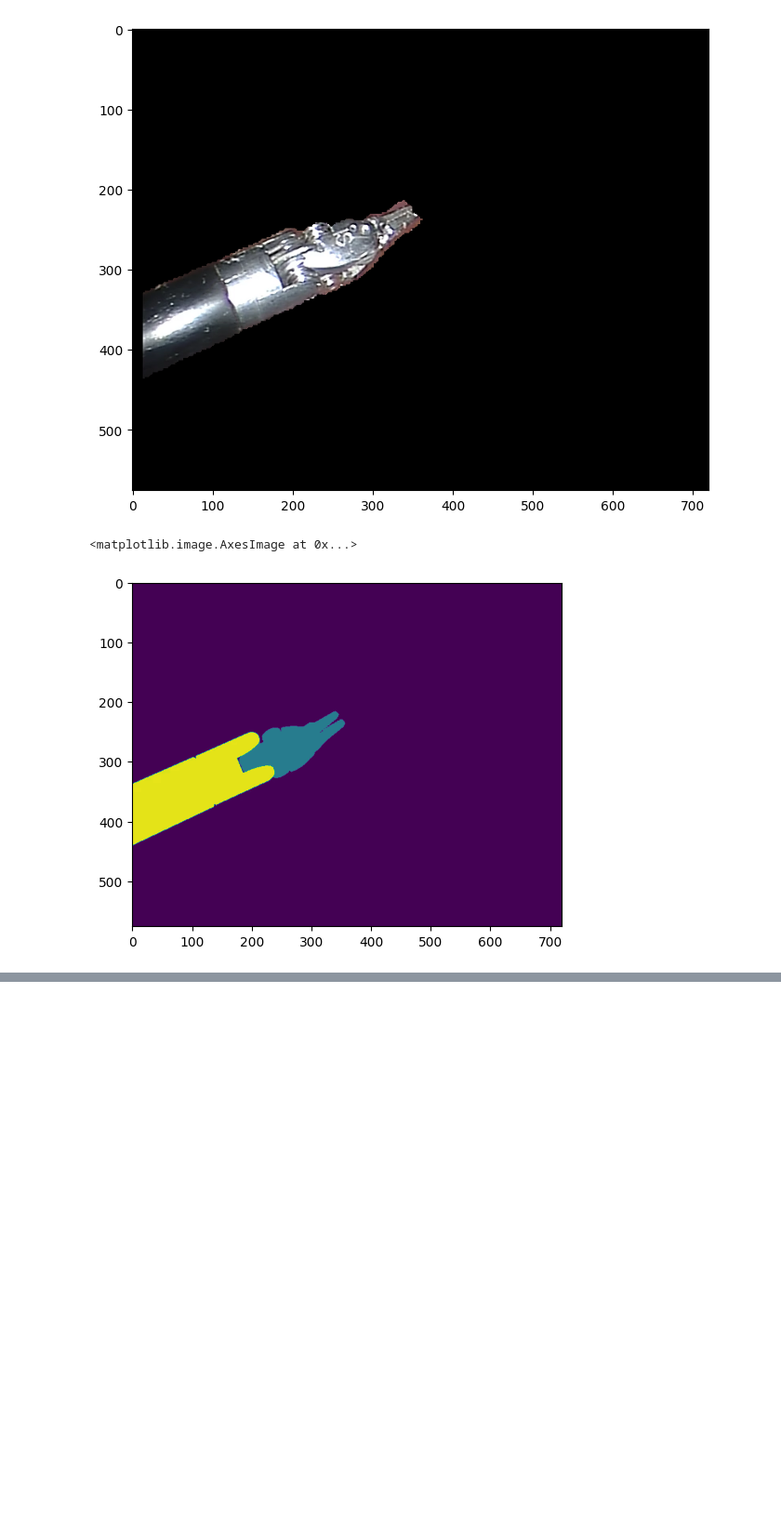
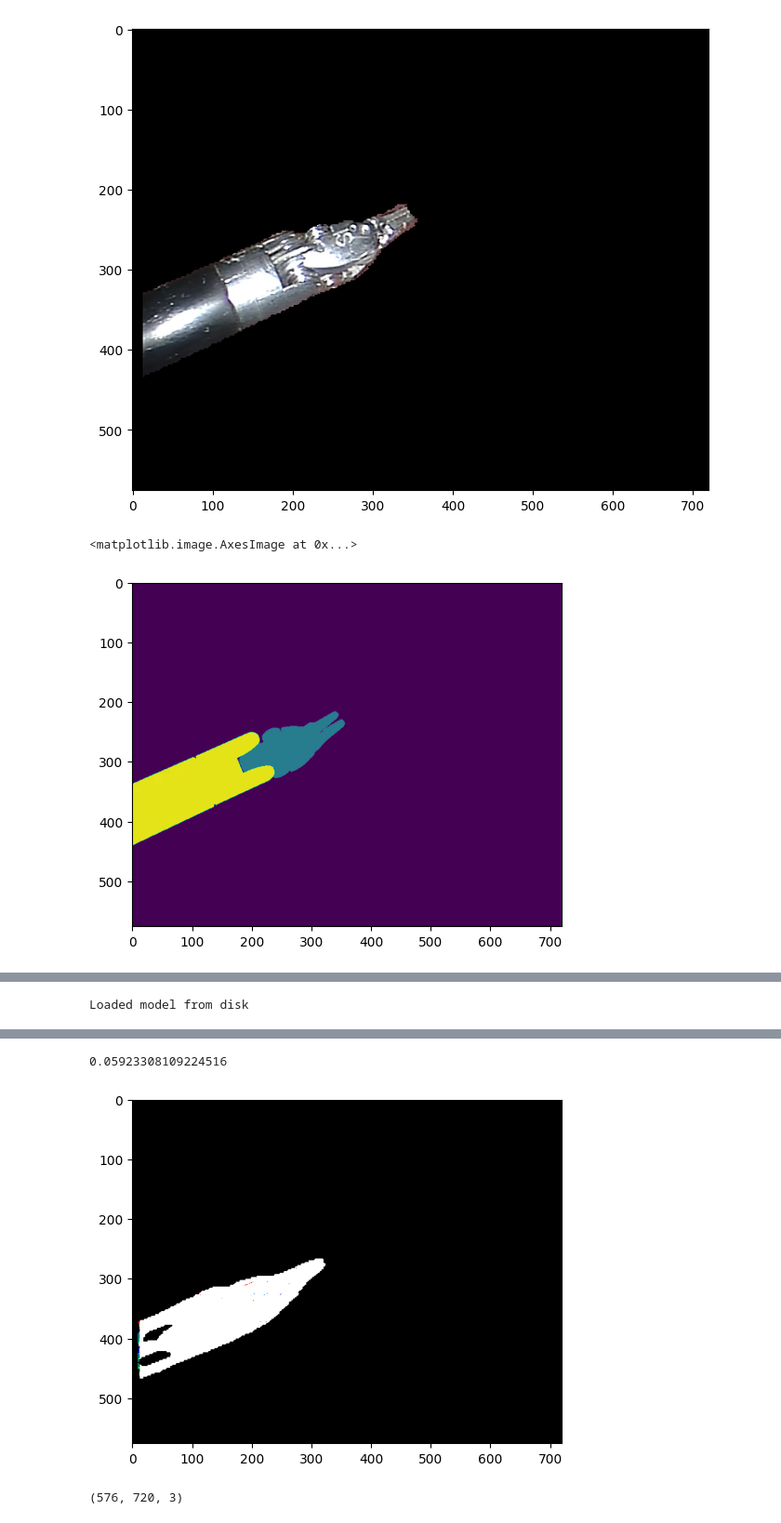
Before and after one commit to akrho19/cs6476_team4, a Jupyter notebook: CV_Project_team4.ipynb, the cells around one changed output, grey strips where cells are left out. Shown at 93% size. Cells and saved outputs as stored; diff of their text form; code cells hidden in the pictures; blank space fills up the shorter version.

```diff
--- a/CV_Project_team4.ipynb
+++ b/CV_Project_team4.ipynb
@@ -352,0 +409,14 @@ model.save('/content/drive/MyDrive/train_frame/model.h5')
+# %%
+# MLP for Pima Indians Dataset Serialize to JSON and HDF5
+from tensorflow.keras.models import Sequential, model_from_json
+json_file = open('/content/drive/MyDrive/train_frame_1/modelnn.json', 'r')
+loaded_model_json = json_file.read()
+json_file.close()
+loaded_model = model_from_json(loaded_model_json)
+# load weights into new model
+loaded_model.load_weights("/content/drive/MyDrive/train_frame_1/modeln.h5")
+print("Loaded model from disk")
+# %% [output]
+Loaded model from disk
+# %%
+model=loaded_model
@@ -352,0 +432,9 @@ model.save('/content/drive/MyDrive/train_frame/model.h5')
+# %%
+path = '/content/drive/MyDrive/train_frame_1/test_frames/Left_Surgical_Instruments/Left_Instrument_Segmentation'
+for f in os.listdir(path):
+    img = Image.open(os.path.join(path,f))
+    img = img.convert('RGB')
+    r,g,b = img.split()
+    r = r.point(lambda i:i*32)
+    out = Image.merge('RGB',(r,g,b))
+    out.save('/content/drive/MyDrive/train_frame_1/test_frames/pix_mask/{}'.format(f))
@@ -352,0 +459,38 @@ model.save('/content/drive/MyDrive/train_frame/model.h5')
+# %%
+mask_folder='/content/drive/MyDrive/train_frame_1/test_frames/Left_Surgical_Instruments/Left_Instrument_Segmentation'
+mask_images = []
+for filename in os.listdir(mask_folder):
+    if filename.endswith(".png"):
+        image_path = os.path.join(mask_folder, filename)
+        image = Image.open(image_path)
+        mask_images.append(image)
+# %%
+for i in [1, 2, 3, 4]:
+  #im_dir= "/content/drive/MyDrive/train_frame_1/test_frames/Video"
+  path="/content/drive/MyDrive/train_frame_1/test_frames/Video/100.png"
+
+  #img = img_to_array(load_img(path))
+  img=np.array(test_images[i*10])
+  plt.imshow(img/255.)
+
+  mask = make_prediction(model,path,(224,224,3))
+  mask2 = cv2.merge([mask,mask,mask]).astype('float32')
+  mask2 = cv2.resize(mask2,(img.shape[1],img.shape[0]))
+  h,w = img.shape[:2]
+  mask_resized = cv2.resize(np.uint8(mask*1),(w,h))
+  mask_resized = mask_resized != 0
+  segment = np.zeros((h,w,3))
+  segment[:,:,0] = img[:,:,0]*mask_resized
+  segment[:,:,1] = img[:,:,1]*mask_resized
+  segment[:,:,2] = img[:,:,2]*mask_resized
+  segment[np.where((segment == [0,0,0]).all(axis=2))] = [0,0,0]
+  #test_dir= "/content/drive/MyDrive/train_frame_1/test_frames/Video"
+  #path=os.path.join(test_dir,'1.png')
+  #path= "/content/drive/MyDrive/train_frame_1/test_frames/Left_Surgical_Instruments/Left_Instrument_Segmentation/100.png"
+  #test = img_to_array(load_img(path,(224,224,3)))
+  actual=np.array(mask_images[i*10])
+  plt.imshow(segment)
+
+  iou = np.sum(np.logical_and(actual,segment)) / np.sum(np.logical_or(actual,segment))
+  print(iou)
+# %% [output]
@@ -352,0 +508,6 @@ model.save('/content/drive/MyDrive/train_frame/model.h5')
+0.05923308109224516
+[figure, added]
+# %%
+np.array(test_images[1]).shape
+# %% [output]
+(576, 720, 3)
```
Also changed, not shown: parts of 36 cells of this notebook.
